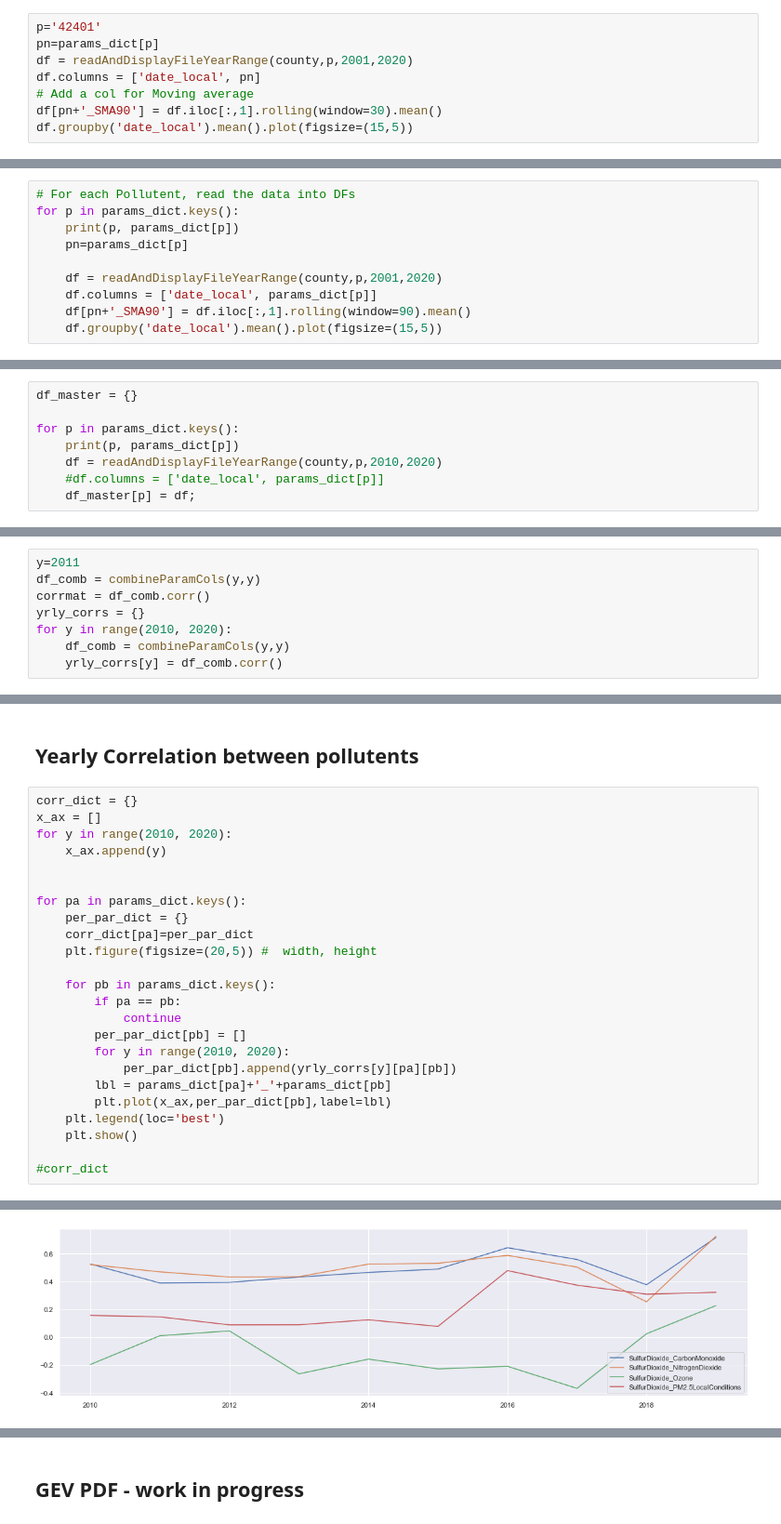
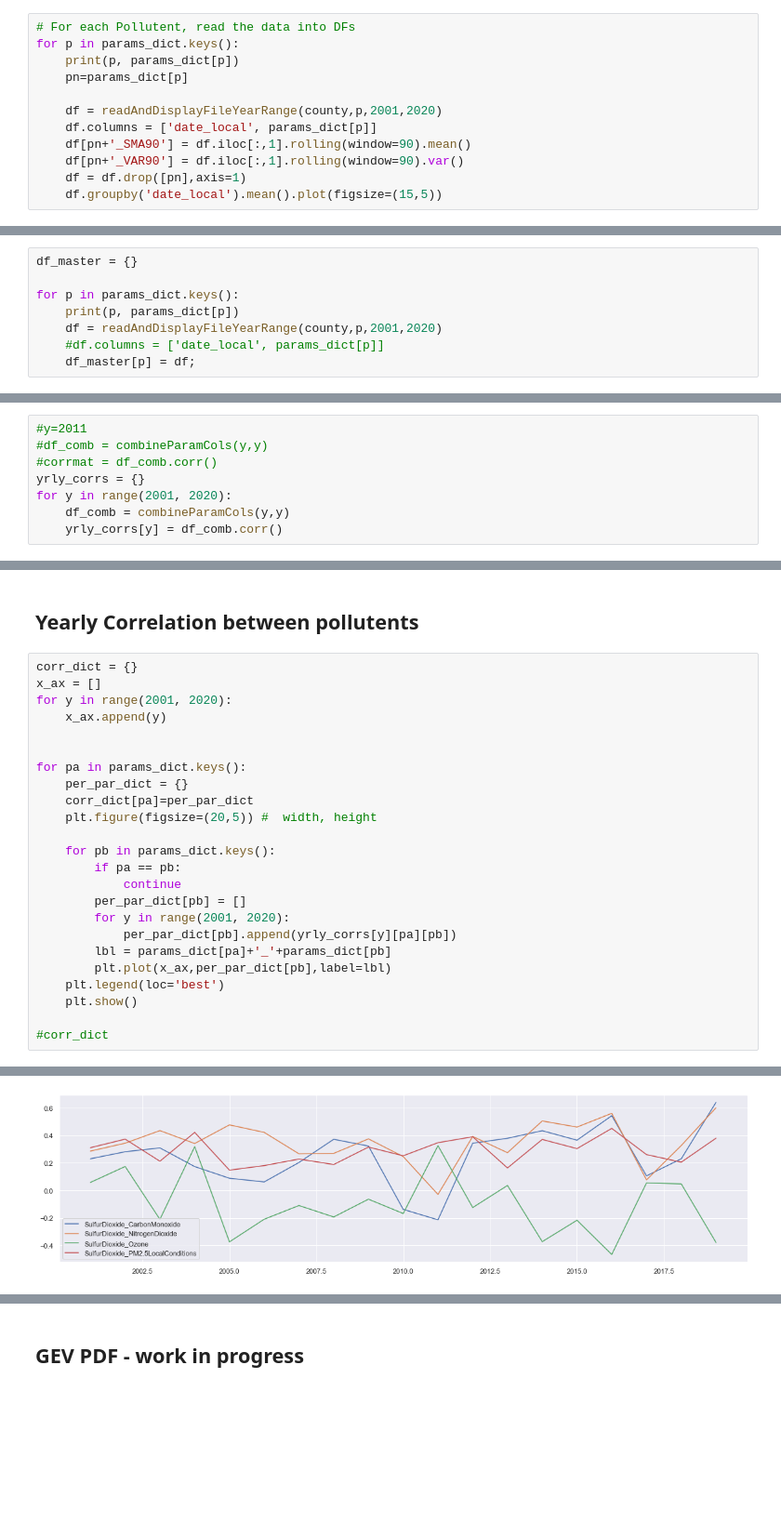
Before and after one commit to ksamavedam/Pollution20Code, a Jupyter notebook: Appa/apps_scratch.ipynb, the cells around one changed output, grey strips where cells are left out. Shown at 93% size. Drawn from its saved outputs; the diff is of its cells as text; blank space fills up the shorter version.

```diff
--- a/Appa/apps_scratch.ipynb
+++ b/Appa/apps_scratch.ipynb
@@ -95,9 +95,13 @@ def readAndDisplayFileYearRange(c,px,ya,yb):
 # %%
-p='42401'
-pn=params_dict[p]
-df = readAndDisplayFileYearRange(county,p,2001,2020)
-df.columns = ['date_local', pn]
-# Add a col for Moving average
-df[pn+'_SMA90'] = df.iloc[:,1].rolling(window=30).mean()
-df.groupby('date_local').mean().plot(figsize=(15,5))
+# For each Pollutent, read the data into DFs
+for p in params_dict.keys():
+    print(p, params_dict[p])
+    pn=params_dict[p]
+
+    df = readAndDisplayFileYearRange(county,p,2001,2020)
+    df.columns = ['date_local', params_dict[p]]
+    df[pn+'_SMA90'] = df.iloc[:,1].rolling(window=90).mean()
+    df[pn+'_VAR90'] = df.iloc[:,1].rolling(window=90).var()
+    df = df.drop([pn],axis=1)
+    df.groupby('date_local').mean().plot(figsize=(15,5))
 # %% [output]
@@ -122,10 +117,0 @@ df
-# %%
-# For each Pollutent, read the data into DFs
-for p in params_dict.keys():
-    print(p, params_dict[p])
-    pn=params_dict[p]
-
-    df = readAndDisplayFileYearRange(county,p,2001,2020)
-    df.columns = ['date_local', params_dict[p]]
-    df[pn+'_SMA90'] = df.iloc[:,1].rolling(window=90).mean()
-    df.groupby('date_local').mean().plot(figsize=(15,5))
@@ -159,7 +134,7 @@ df_master = {}
 
 for p in params_dict.keys():
     print(p, params_dict[p])
-    df = readAndDisplayFileYearRange(county,p,2010,2020)
+    df = readAndDisplayFileYearRange(county,p,2001,2020)
     #df.columns = ['date_local', params_dict[p]]
     df_master[p] = df;
 # %% [output]
@@ -221,11 +196,11 @@ def combineParamCols(ya,yb):
 
     return pd.DataFrame(data_master)
 # %%
-y=2011
-df_comb = combineParamCols(y,y)
-corrmat = df_comb.corr()
+#y=2011
+#df_comb = combineParamCols(y,y)
+#corrmat = df_comb.corr()
 yrly_corrs = {}
-for y in range(2010, 2020):
+for y in range(2001, 2020):
     df_comb = combineParamCols(y,y)
     yrly_corrs[y] = df_comb.corr()
 # %% [output]
@@ -257,7 +249,7 @@ sns.pairplot(df_comb[cols], height=2.5)
 # %%
 corr_dict = {}
 x_ax = []
-for y in range(2010, 2020):
+for y in range(2001, 2020):
     x_ax.append(y)
 
 
@@ -270,7 +262,7 @@ for pa in params_dict.keys():
         if pa == pb:
             continue
         per_par_dict[pb] = []
-        for y in range(2010, 2020):
+        for y in range(2001, 2020):
             per_par_dict[pb].append(yrly_corrs[y][pa][pb])
         lbl = params_dict[pa]+'_'+params_dict[pb]
         plt.plot(x_ax,per_par_dict[pb],label=lbl)
@@ -283 +275 @@ for pa in params_dict.keys():
-[figure, old version]
+[figure, new version]
```
Also changed, not shown: parts of 17 cells of this notebook, 6 other files.
